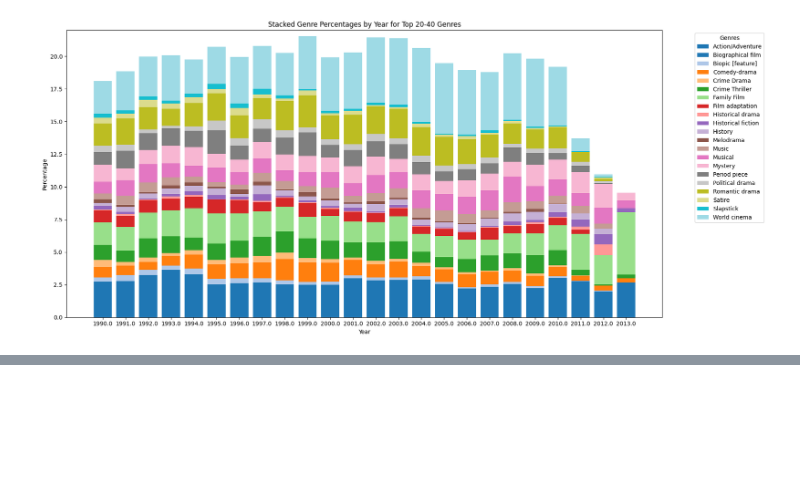
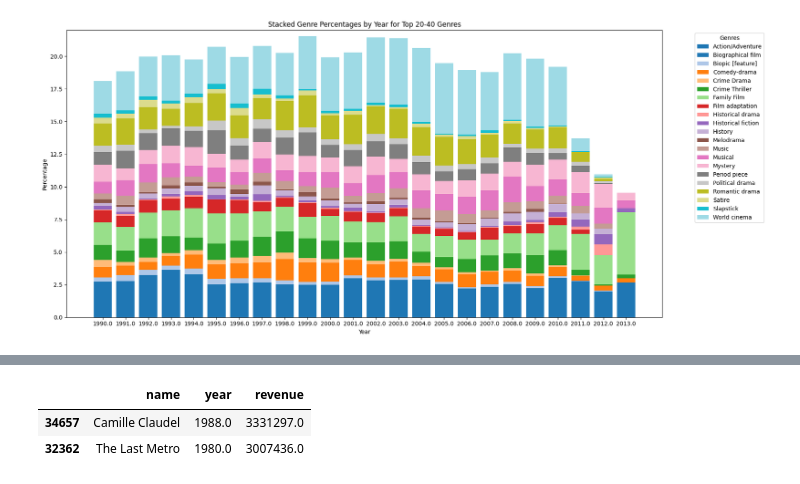
Before and after one commit to epfl-ada/ada-2023-project-thewestbobers, a Jupyter notebook: Untitled.ipynb, the cells around one changed output, grey strips where cells are left out. Saved outputs shown, nothing was run; the diff lists cells and outputs as text; code cells hidden in the pictures; blank space fills up the shorter version.

```diff
--- a/Untitled.ipynb
+++ b/Untitled.ipynb
@@ -542,0 +596,12 @@ plt.show()
+# %%
+art_film_movies = movies[movies['genres'].apply(lambda x: "Art film" in x)] # look for genre: Art film
+
+art_films_1990_2000 = art_film_movies[(art_film_movies['year'] >= 1980) & (art_film_movies['year'] <= 1989)]
+
+highest_revenue_movie = art_films_1990_2000[art_films_1990_2000['revenue'].notna()].sort_values('revenue', ascending=False).head(5)
+
+display(highest_revenue_movie[["name","year","revenue"]])
+# %% [output]
+|  | name | year | revenue |
+| 34657 | Camille Claudel | 1988.0 | 3331297.0 |
+| 32362 | The Last Metro | 1980.0 | 3007436.0 |
```
Also changed, not shown: parts of 5 cells of this notebook.
